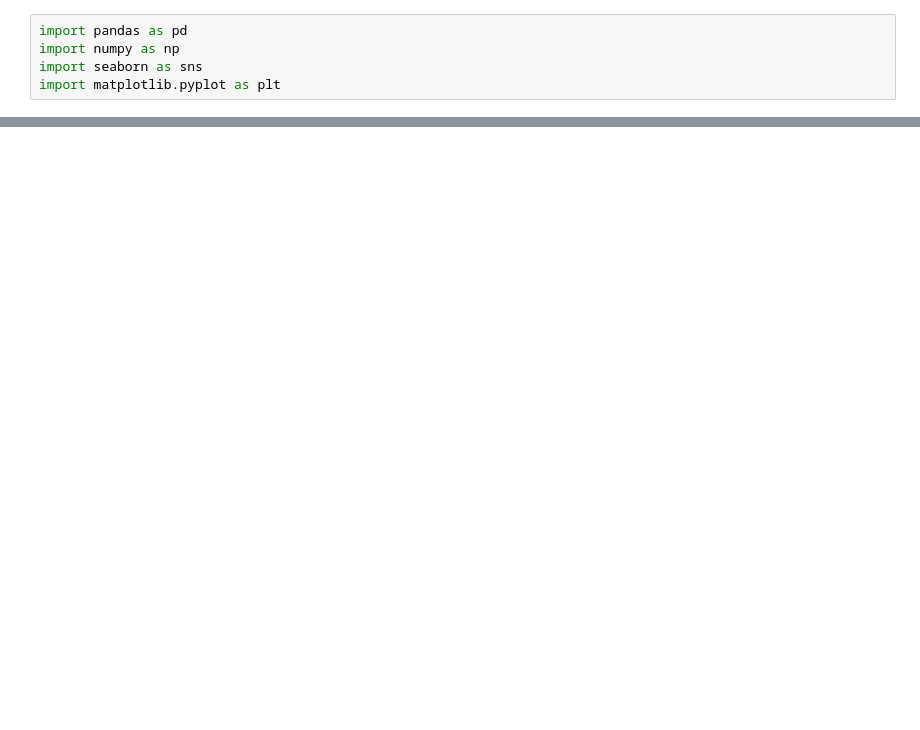
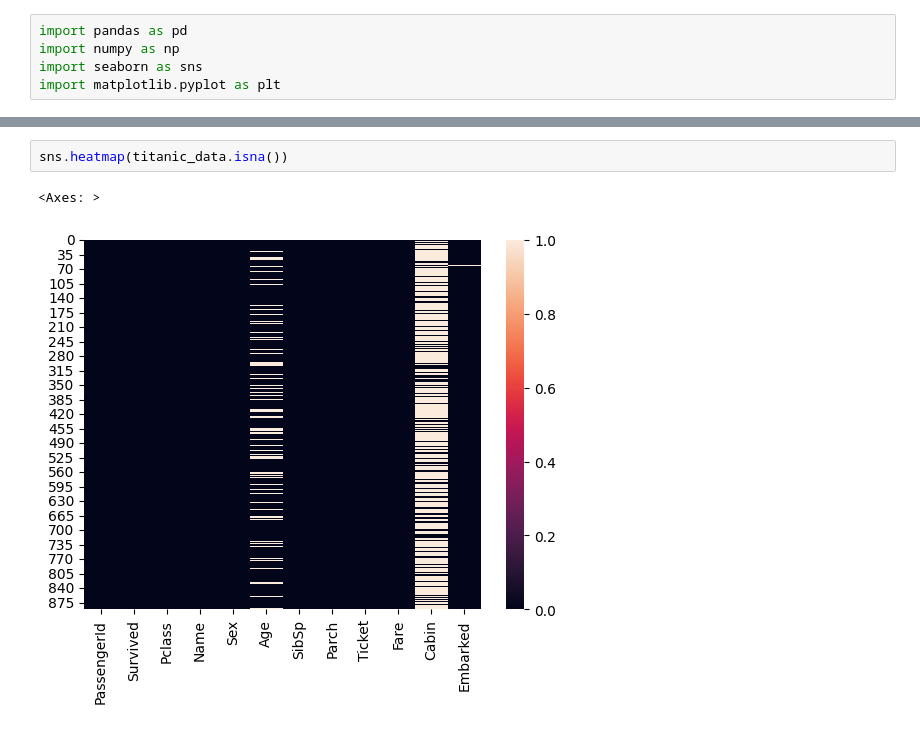
Before and after one commit to pranavsr10/Code, a Jupyter notebook: Machine-Learning 🤖/Titanic/something.ipynb, the cells around one changed output, grey strips where cells are left out. Drawn from its saved outputs; the diff is of its cells as text; blank space fills up the shorter version.

```diff
--- a/Machine-Learning 🤖/Titanic/something.ipynb
+++ b/Machine-Learning 🤖/Titanic/something.ipynb
@@ -15,0 +39,5 @@ titanic_data.head()
+# %%
+sns.heatmap(titanic_data.isna())
+# %% [output]
+<Axes: >
+[figure, added]
```
Also changed, not shown: parts of 5 cells of this notebook.
